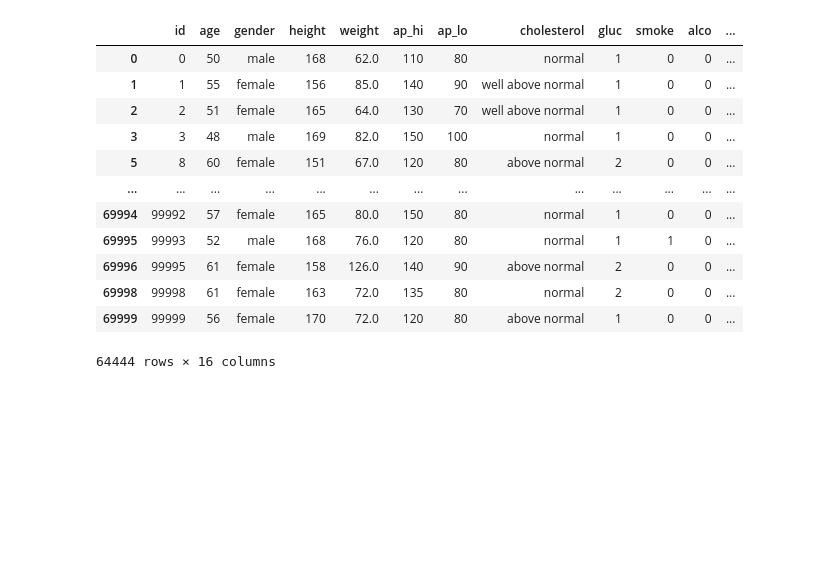
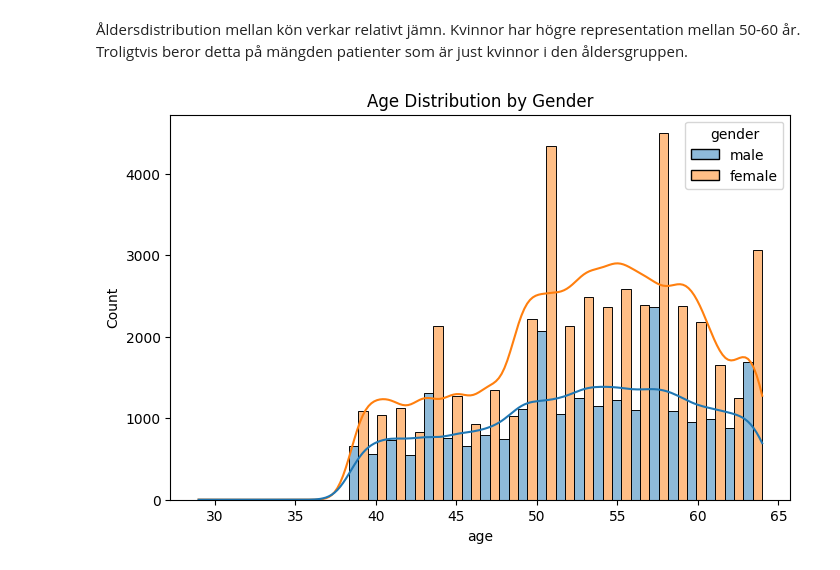
Before and after one commit to tobias-oberg/ML-Tobias-Oberg-AI24, a Jupyter notebook: Lab_1/demo.ipynb, the cells around one changed output. Drawn from its saved outputs; the diff is of its cells as text; code cells hidden in the pictures; blank space fills up the shorter version.

```diff
--- a/Lab_1/demo.ipynb
+++ b/Lab_1/demo.ipynb
@@ -36,16 +34,6 @@ print(dir(DiseasePrediction))
+# %% [markdown]
+Åldersdistribution mellan kön verkar relativt jämn. Kvinnor har högre representation mellan 50-60 år. Troligtvis beror detta på mängden patienter som är just kvinnor i den åldersgruppen.
 # %%
-DP.feature_engineer_bmi()
+DP.plot_age_distribution()
 # %% [output]
-|  | id | age | gender | height | weight | ap_hi | ap_lo | cholesterol | gluc | smoke | alco | ... |
-| 0 | 0 | 50 | male | 168 | 62.0 | 110 | 80 | normal | 1 | 0 | 0 | ... |
-| 1 | 1 | 55 | female | 156 | 85.0 | 140 | 90 | well above normal | 1 | 0 | 0 | ... |
-| 2 | 2 | 51 | female | 165 | 64.0 | 130 | 70 | well above normal | 1 | 0 | 0 | ... |
-| 3 | 3 | 48 | male | 169 | 82.0 | 150 | 100 | normal | 1 | 0 | 0 | ... |
-| 5 | 8 | 60 | female | 151 | 67.0 | 120 | 80 | above normal | 2 | 0 | 0 | ... |
-| ... | ... | ... | ... | ... | ... | ... | ... | ... | ... | ... | ... | ... |
-| 69994 | 99992 | 57 | female | 165 | 80.0 | 150 | 80 | normal | 1 | 0 | 0 | ... |
-| 69995 | 99993 | 52 | male | 168 | 76.0 | 120 | 80 | normal | 1 | 1 | 0 | ... |
-| 69996 | 99995 | 61 | female | 158 | 126.0 | 140 | 90 | above normal | 2 | 0 | 0 | ... |
-| 69998 | 99998 | 61 | female | 163 | 72.0 | 135 | 80 | normal | 2 | 0 | 0 | ... |
-| 69999 | 99999 | 56 | female | 170 | 72.0 | 120 | 80 | above normal | 1 | 0 | 0 | ... |
-64444 rows × 16 columns
+[figure, added]
```
Also changed, not shown: parts of 29 cells of this notebook, 1 other file.
